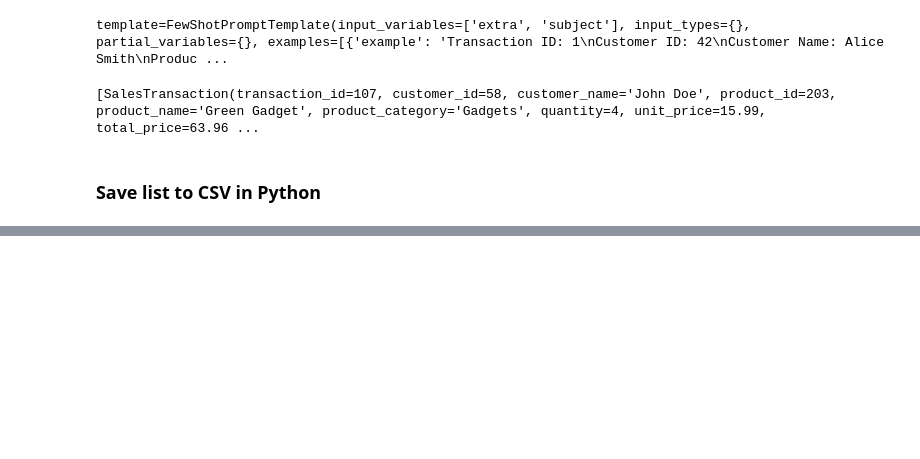
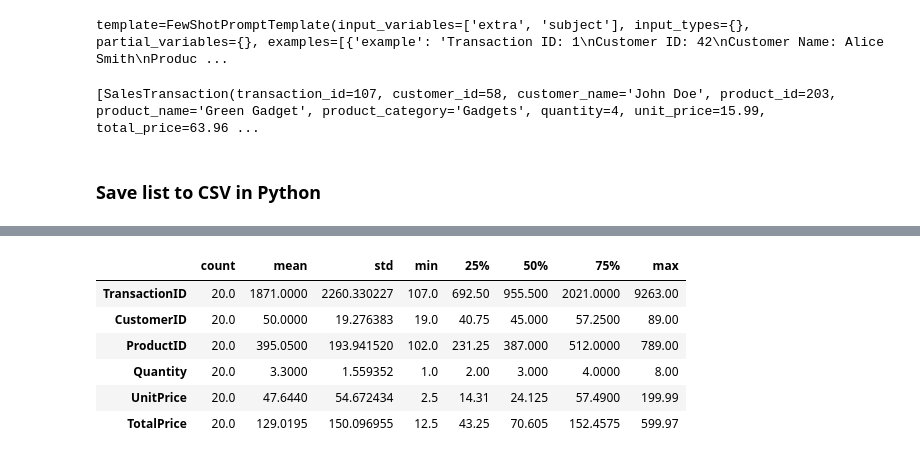
Before and after one commit to yuchild/llm_playground, a Jupyter notebook: validations_synthetic_data.ipynb, the cells around one changed output, grey strips where cells are left out. Drawn from its saved outputs; the diff is of its cells as text; code cells hidden in the pictures; blank space fills up the shorter version.

```diff
--- a/validations_synthetic_data.ipynb
+++ b/validations_synthetic_data.ipynb
@@ -227,0 +278,10 @@ df
+# %%
+df.describe().T
+# %% [output]
+|  | count | mean | std | min | 25% | 50% | 75% | max |
+| TransactionID | 20.0 | 1871.0000 | 2260.330227 | 107.0 | 692.50 | 955.500 | 2021.0000 | 9263.00 |
+| CustomerID | 20.0 | 50.0000 | 19.276383 | 19.0 | 40.75 | 45.000 | 57.2500 | 89.00 |
+| ProductID | 20.0 | 395.0500 | 193.941520 | 102.0 | 231.25 | 387.000 | 512.0000 | 789.00 |
+| Quantity | 20.0 | 3.3000 | 1.559352 | 1.0 | 2.00 | 3.000 | 4.0000 | 8.00 |
+| UnitPrice | 20.0 | 47.6440 | 54.672434 | 2.5 | 14.31 | 24.125 | 57.4900 | 199.99 |
+| TotalPrice | 20.0 | 129.0195 | 150.096955 | 12.5 | 43.25 | 70.605 | 152.4575 | 599.97 |
```
Also changed, not shown: parts of 3 cells of this notebook, 1 other file.
